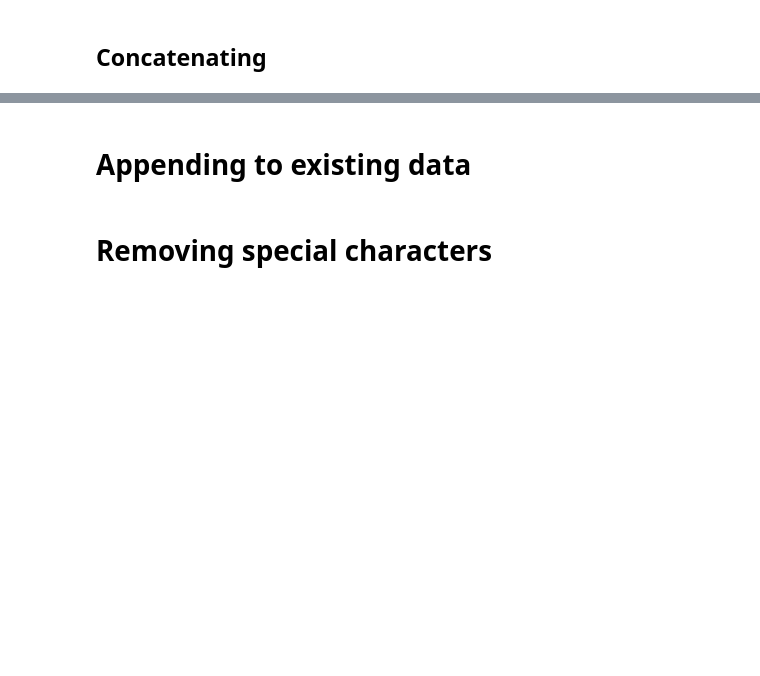
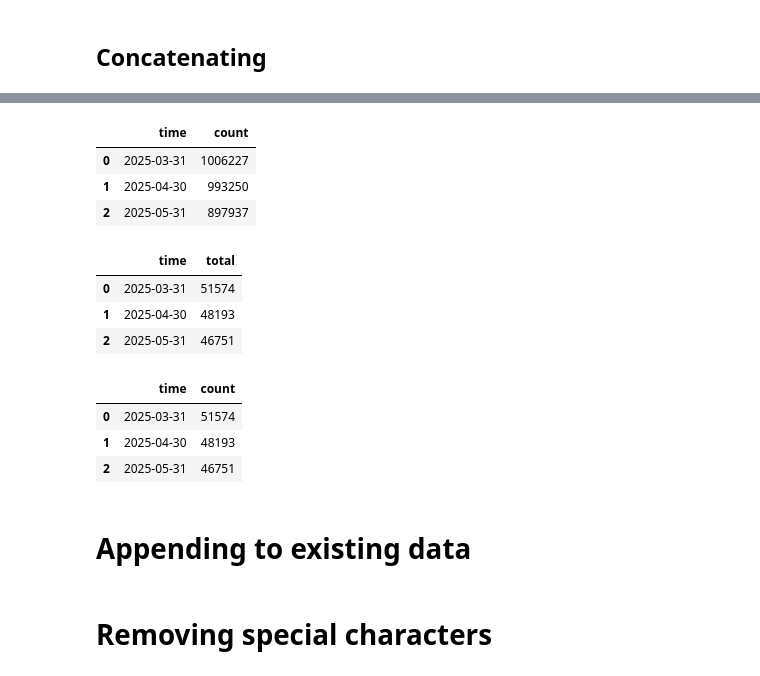
Before and after one commit to tiangenglu/automation, a Jupyter notebook: 2025-04-08_append_visa_data.ipynb, the cells around one changed output, grey strips where cells are left out. Drawn from its saved outputs; the diff is of its cells as text; code cells hidden in the pictures; blank space fills up the shorter version.

```diff
--- a/2025-04-08_append_visa_data.ipynb
+++ b/2025-04-08_append_visa_data.ipynb
@@ -393,3 +458,24 @@ df_iv = df_iv.rename(columns={'issue':'count'})
+# %%
+df_niv.groupby(['time'])[['count']].sum().reset_index()
+# %% [output]
+|  | time | count |
+| 0 | 2025-03-31 | 1006227 |
+| 1 | 2025-04-30 | 993250 |
+| 2 | 2025-05-31 | 897937 |
+# %%
+iv_total
+# %% [output]
+|  | time | total |
+| 0 | 2025-03-31 | 51574 |
+| 1 | 2025-04-30 | 48193 |
+| 2 | 2025-05-31 | 46751 |
+# %%
+df_iv.groupby(['time'])[['count']].sum().reset_index()
+# %% [output]
+|  | time | count |
+| 0 | 2025-03-31 | 51574 |
+| 1 | 2025-04-30 | 48193 |
+| 2 | 2025-05-31 | 46751 |
 # %% [markdown]
 # Appending to existing data
 # %%
```
Also changed, not shown: parts of 26 cells of this notebook.
